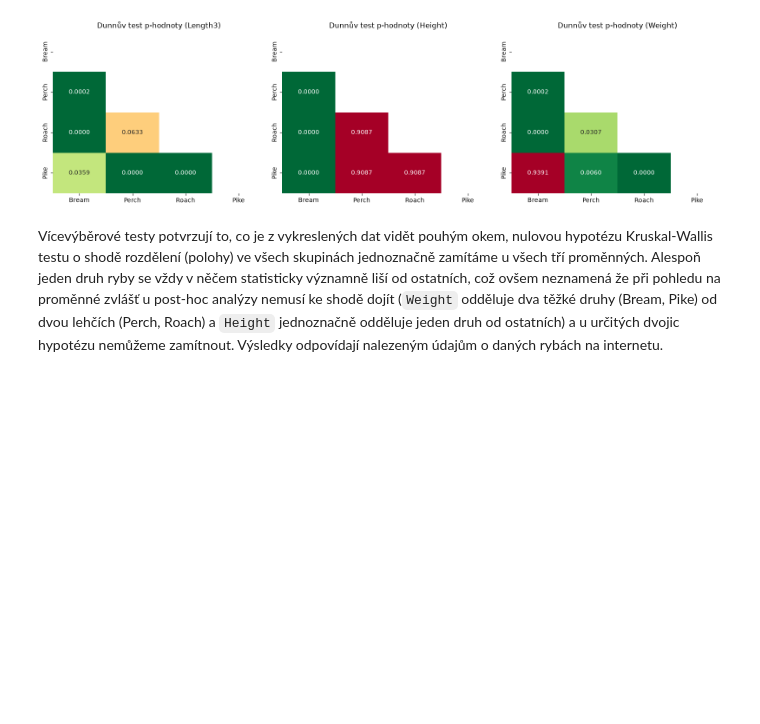
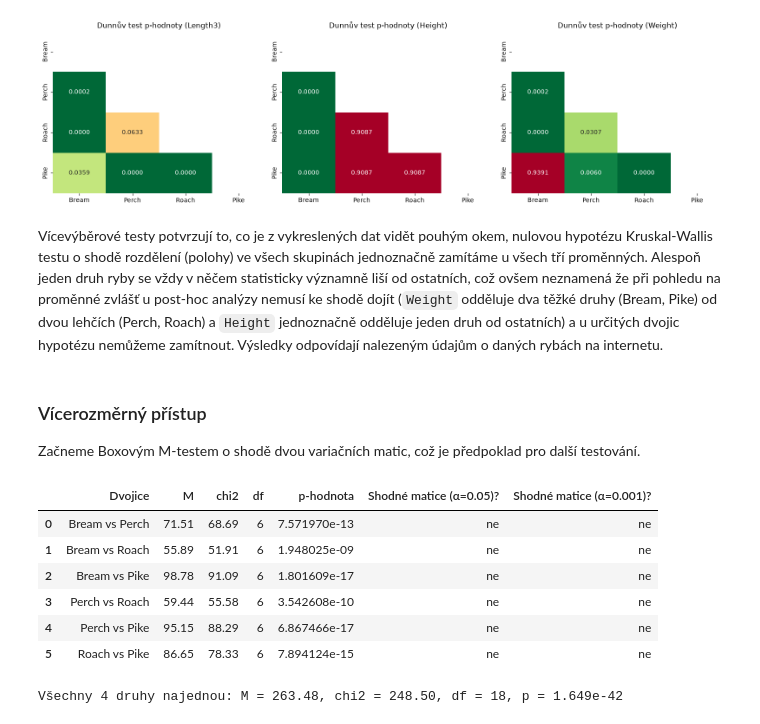
Before and after one commit to ondriasma/msm_02, a Jupyter notebook: main_fish.ipynb, the cells around one changed output. Drawn from its saved outputs; the diff is of its cells as text; code cells hidden in the pictures; blank space fills up the shorter version.

```diff
--- a/main_fish.ipynb
+++ b/main_fish.ipynb
@@ -354,3 +360,56 @@ plt.show()
 [figure]
 # %% [markdown]
 Vícevýběrové testy potvrzují to, co je z vykreslených dat vidět pouhým okem, nulovou hypotézu Kruskal-Wallis testu o shodě rozdělení (polohy) ve všech skupinách jednoznačně zamítáme u všech tří proměnných. Alespoň jeden druh ryby se vždy v něčem statisticky významně liší od ostatních, což ovšem neznamená že při pohledu na proměnné zvlášť u post-hoc analýzy nemusí ke shodě dojít (`Weight` odděluje dva těžké druhy (Bream, Pike) od dvou lehčích (Perch, Roach) a `Height` jednoznačně odděluje jeden druh od ostatních) a u určitých dvojic hypotézu nemůžeme zamítnout. Výsledky odpovídají nalezeným údajům o daných rybách na internetu.
+# %% [markdown]
+### Vícerozměrný přístup
+
+Začneme Boxovým M-testem o shodě dvou variačních matic, což je předpoklad pro další testování.
+# %%
+def box_m(*groups):
+    g = len(groups)
+    k = groups[0].shape[1]
+    ns = np.array([len(x) for x in groups])
+    n = ns.sum()
+    Ss = [np.cov(x, rowvar=False) for x in groups]
+    Sp = sum((nj - 1) * Sj for nj, Sj in zip(ns, Ss)) / (n - g)
+    M = (n - g) * np.linalg.slogdet(Sp)[1] - sum((nj - 1) * np.linalg.slogdet(Sj)[1] for nj, Sj in zip(ns, Ss))
+    c = (2 * k**2 + 3 * k - 1) / (6 * (k + 1) * (g - 1)) * (np.sum(1 / (ns - 1)) - 1 / (n - g))
+    stat = (1 - c) * M
+    df = (g - 1) * k * (k + 1) / 2
+    return M, stat, df, stats.chi2.sf(stat, df)
+
+
+groups_dict = {
+    sp: df[df['Species'] == sp][variables].dropna().to_numpy()
+    for sp in classes
+}
+
+# 1. Párové porovnání kovariančních matic (pro všechny dvojice)
+results = []
+for sp1, sp2 in combinations(classes, 2):
+    M, chi2_stat, df_val, p_val = box_m(groups_dict[sp1], groups_dict[sp2])
+    results.append({
+        'Dvojice': f'{sp1} vs {sp2}',
+        'M': round(M, 2),
+        'chi2': round(chi2_stat, 2),
+        'df': int(df_val),
+        'p-hodnota': p_val,
+        'Shodné matice (α=0.05)?': 'ano' if p_val >= 0.05 else 'ne',
+        'Shodné matice (α=0.001)?': 'ano' if p_val >= 0.001 else 'ne'
+    })
+
+df_box_pairs = pd.DataFrame(results)
+display(df_box_pairs)
+
+# 2. Globální test pro všechny 4 druhy najednou
+M_all, chi2_all, df_all, p_all = box_m(*groups_dict.values())
+print(f"Všechny 4 druhy najednou: M = {M_all:.2f}, chi2 = {chi2_all:.2f}, df = {int(df_all)}, p = {p_all:.3e}")
+# %% [output]
+|  | Dvojice | M | chi2 | df | p-hodnota | Shodné matice (α=0.05)? | Shodné matice (α=0.001)? |
+| 0 | Bream vs Perch | 71.51 | 68.69 | 6 | 7.571970e-13 | ne | ne |
+| 1 | Bream vs Roach | 55.89 | 51.91 | 6 | 1.948025e-09 | ne | ne |
+| 2 | Bream vs Pike | 98.78 | 91.09 | 6 | 1.801609e-17 | ne | ne |
+| 3 | Perch vs Roach | 59.44 | 55.58 | 6 | 3.542608e-10 | ne | ne |
+| 4 | Perch vs Pike | 95.15 | 88.29 | 6 | 6.867466e-17 | ne | ne |
+| 5 | Roach vs Pike | 86.65 | 78.33 | 6 | 7.894124e-15 | ne | ne |
+Všechny 4 druhy najednou: M = 263.48, chi2 = 248.50, df = 18, p = 1.649e-42
```
Also changed, not shown: parts of 11 cells of this notebook.
